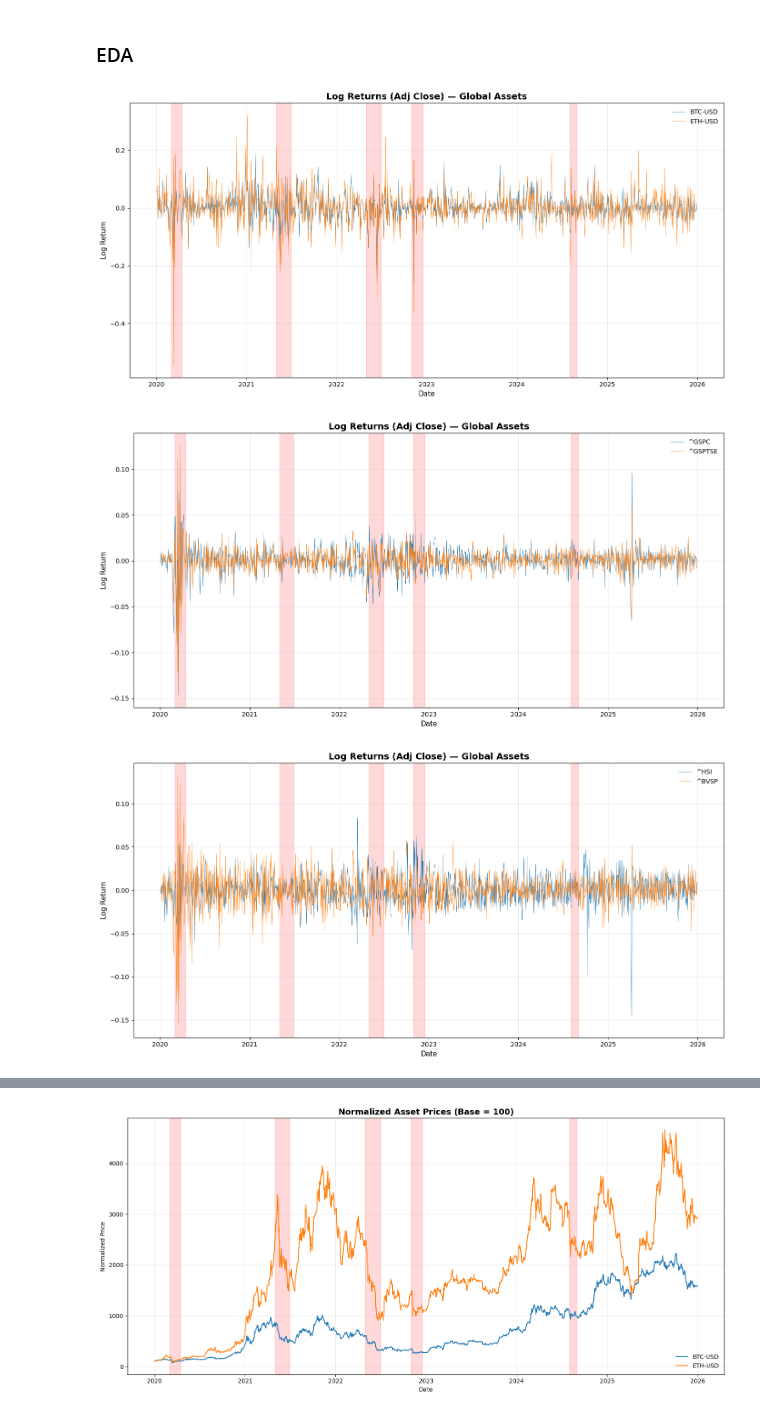
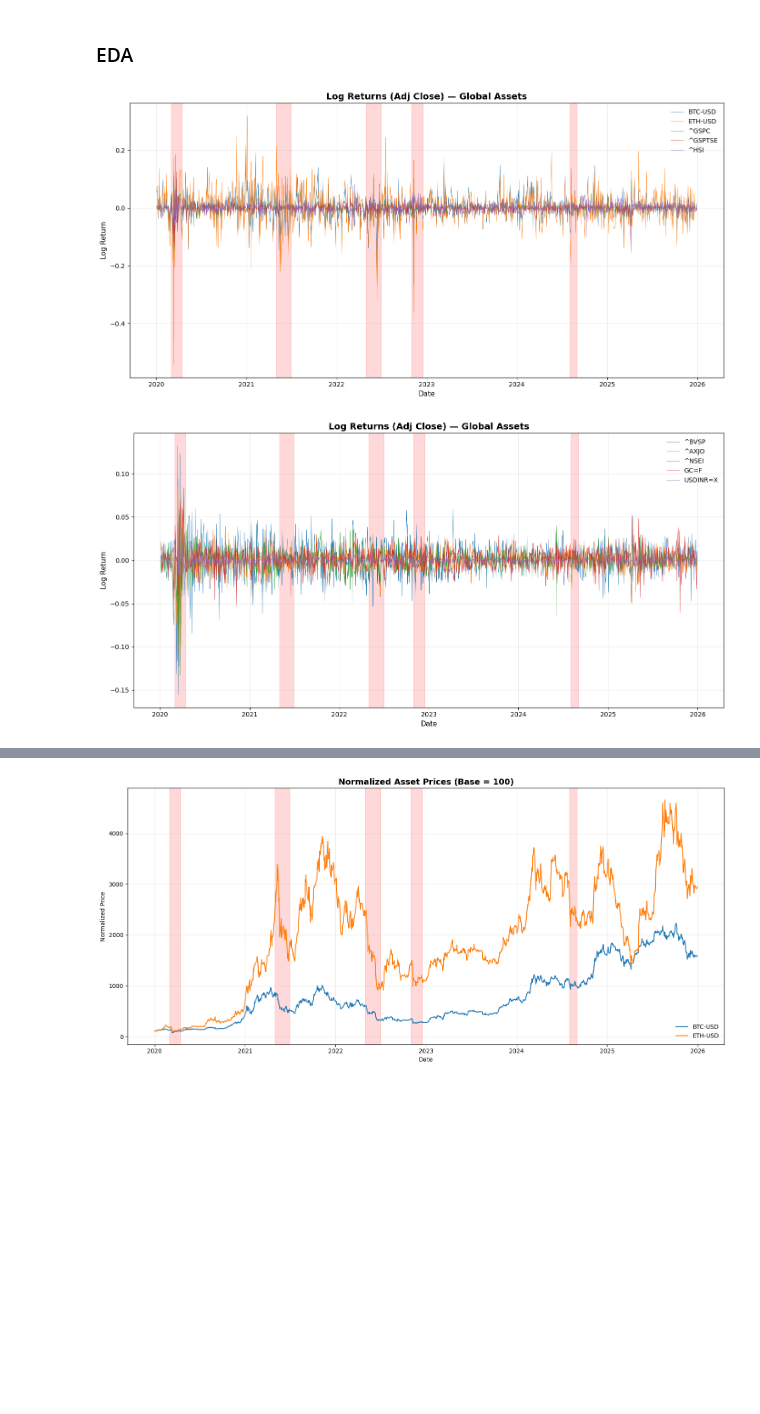
Before and after one commit to jaisw07/volatility_spillover, a Jupyter notebook: final.ipynb, the cells around one changed output, grey strips where cells are left out. Cells and saved outputs as stored; diff of their text form; code cells hidden in the pictures; blank space fills up the shorter version.

```diff
--- a/final.ipynb
+++ b/final.ipynb
@@ -160,8 +160,7 @@ Processing ^NSEI...
 # %% [markdown]
 ### EDA
 # %%
-plot_global_log_returns(batch_size=2)
+plot_global_log_returns(batch_size=5)
 # %% [output]
-[figure, old version]
+[figure, new version]
-[figure, old version]
+[figure, new version]
-[figure, removed]
```
Also changed, not shown: parts of 2 cells of this notebook, 1 other file.
